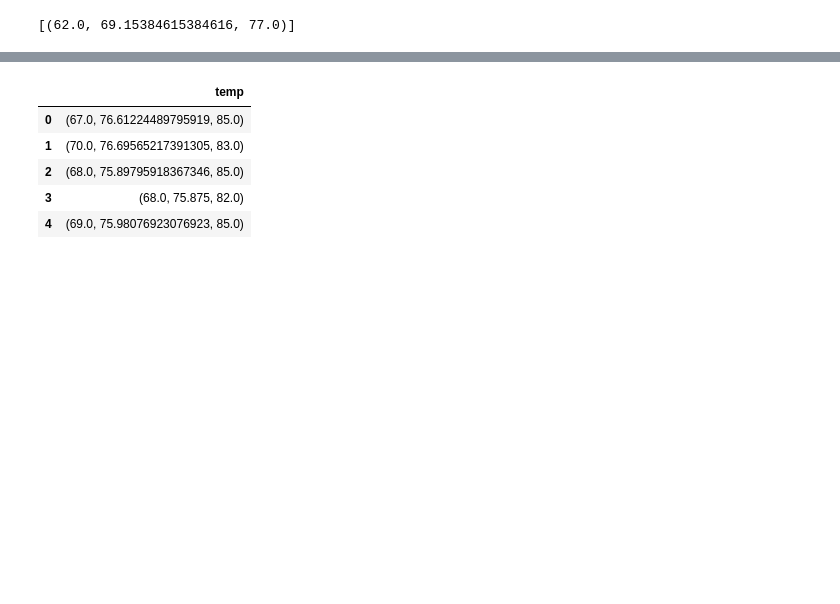
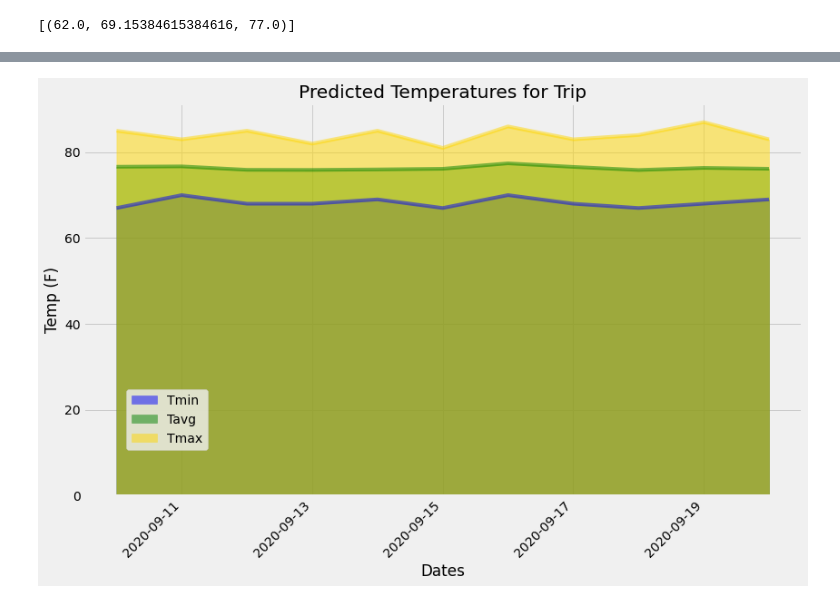
Before and after one commit to jump8621/sqlalchemy_climate_analysis, a Jupyter notebook: climate_starter.ipynb, the cells around one changed output, grey strips where cells are left out. Saved outputs shown, nothing was run; the diff lists cells and outputs as text; code cells hidden in the pictures; blank space fills up the shorter version.

Commit message:
add data file

```diff
--- a/climate_starter.ipynb
+++ b/climate_starter.ipynb
@@ -536,30 +432,39 @@ print(normal2)
 # %%
 # calculate the daily normals for your trip
-daily_normals
 # push each tuple of calculations into a list called `normals`
+# Set the start and end date of the trip
+# Use the start and end date to create a range of dates
+# Stip off the year and save a list of %m-%d strings
+# Loop through the list of %m-%d strings and calculate the normals for each date
 
-# Set the start and end date of the trip
+arrive = ("09-10-2020")
+leave = ("09-20-2020")
 
-# Use the start and end date to create a range of dates
+trip_dates = pd.date_range(arrive, leave)
+trip_mmdd = trip_dates.strftime('%m-%d')
 
-# Stip off the year and save a list of %m-%d strings
 
-# Loop through the list of %m-%d strings and calculate the normals for each date
+normals_list = []
+for trip_date in trip_mmdd:
+
+    normals_list.append(*daily_normals(trip_date))
+
+
+trip_df = pd.DataFrame(normals_list, columns = ['Tmin', 'Tavg', 'Tmax'])
+
+trip_df['Date'] = trip_dates
+trip_df = trip_df.set_index('Date')
+
+
+colors = ['blue', 'green', 'gold']
+#or switch blue to magenta
+
+trip_df.plot(kind='area', figsize=(12, 8), stacked=False, x_compat=True, legend=True, color=colors, alpha=.5, title='Predicted Temperatures for Trip', rot=45)
+plt.xlabel('Dates')
+plt.ylabel('Temp (F)')
+plt.legend(loc=3, bbox_to_anchor=(0.05, .1))
+plt.tight_layout()
+plt.savefig("Predicted_Temperatures_for_Trip.png")
+plt.show()
+# %% [output]
+[figure, added]
-# %%
-# Load the previous query results into a Pandas DataFrame and add the `trip_dates` range as the `date` index
-# df = pd.DataFrame(may_averages, columns=['stock', 'open_avg', 'high_avg', 'low_avg', 'close_avg'])
-# df.set_index('stock', inplace=True)
-# df.plot.bar()
-# plt.tight_layout()
-# plt.show()
-# normals = list(np.ravel(normal))
-# normals
-df = pd.DataFrame(normal, columns=['temp'])
-df.head()
-# %% [output]
-|  | temp |
-| 0 | (67.0, 76.61224489795919, 85.0) |
-| 1 | (70.0, 76.69565217391305, 83.0) |
-| 2 | (68.0, 75.89795918367346, 85.0) |
-| 3 | (68.0, 75.875, 82.0) |
-| 4 | (69.0, 75.98076923076923, 85.0) |
```
Also changed, not shown: parts of 12 cells of this notebook, 3 other files.
